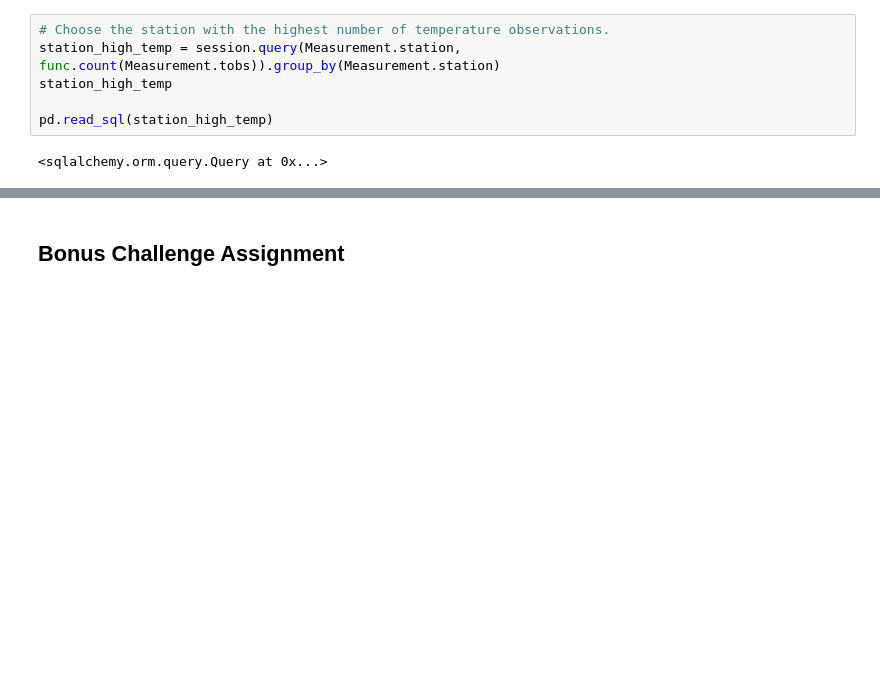
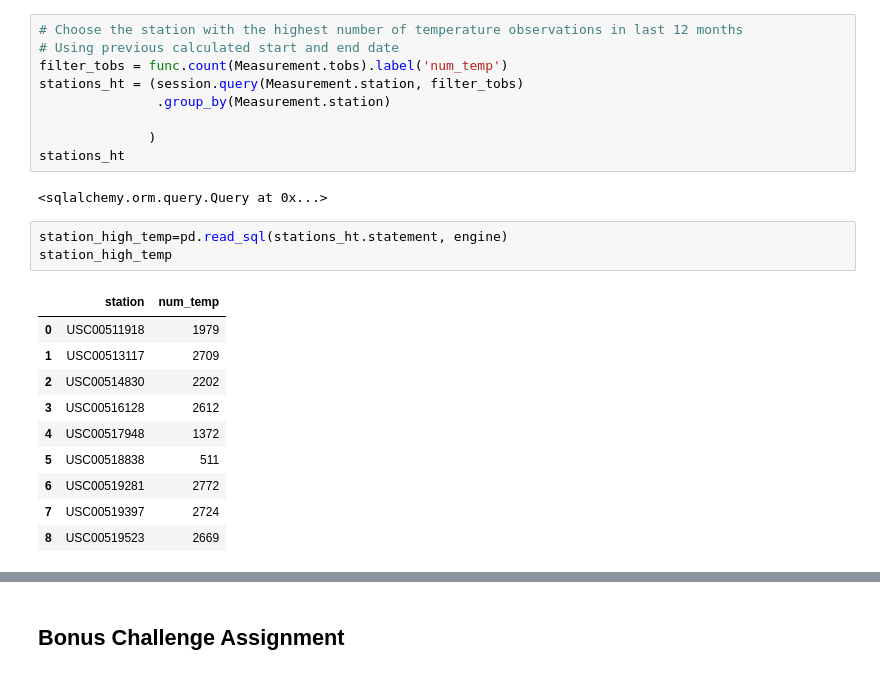
Before and after one commit to luzvazgal/sqlalchemy-challenge, a Jupyter notebook: climate_starter.ipynb, the cells around one changed output, grey strips where cells are left out. Cells and saved outputs as stored; diff of their text form; blank space fills up the shorter version.

```diff
--- a/climate_starter.ipynb
+++ b/climate_starter.ipynb
@@ -159,10 +160,27 @@ pd.read_sql(temp_query.statement, engine)
 |  | station | min_1 | max_1 | avg_1 |
 | 0 | USC00519281 | 54.0 | 85.0 | 71.663781 |
 # %%
-# Choose the station with the highest number of temperature observations.
-station_high_temp = session.query(Measurement.station, func.count(Measurement.tobs)).group_by(Measurement.station)
-station_high_temp
+# Choose the station with the highest number of temperature observations in last 12 months
+# Using previous calculated start and end date
+filter_tobs = func.count(Measurement.tobs).label('num_temp')
+stations_ht = (session.query(Measurement.station, filter_tobs)
+               .group_by(Measurement.station)
 
-pd.read_sql(station_high_temp)
+              )
+stations_ht
 # %% [output]
 <sqlalchemy.orm.query.Query at 0x...>
+# %%
+station_high_temp=pd.read_sql(stations_ht.statement, engine)
+station_high_temp
+# %% [output]
+|  | station | num_temp |
+| 0 | USC00511918 | 1979 |
+| 1 | USC00513117 | 2709 |
+| 2 | USC00514830 | 2202 |
+| 3 | USC00516128 | 2612 |
+| 4 | USC00517948 | 1372 |
+| 5 | USC00518838 | 511 |
+| 6 | USC00519281 | 2772 |
+| 7 | USC00519397 | 2724 |
+| 8 | USC00519523 | 2669 |
```
Also changed, not shown: parts of 5 cells of this notebook.
